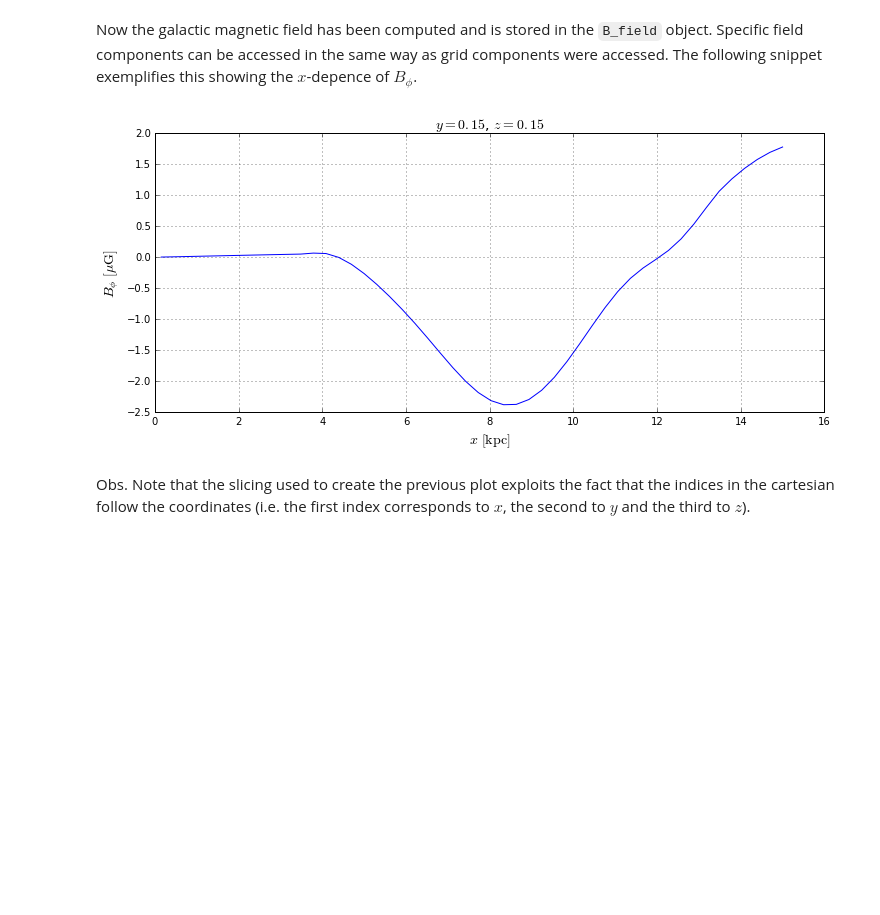
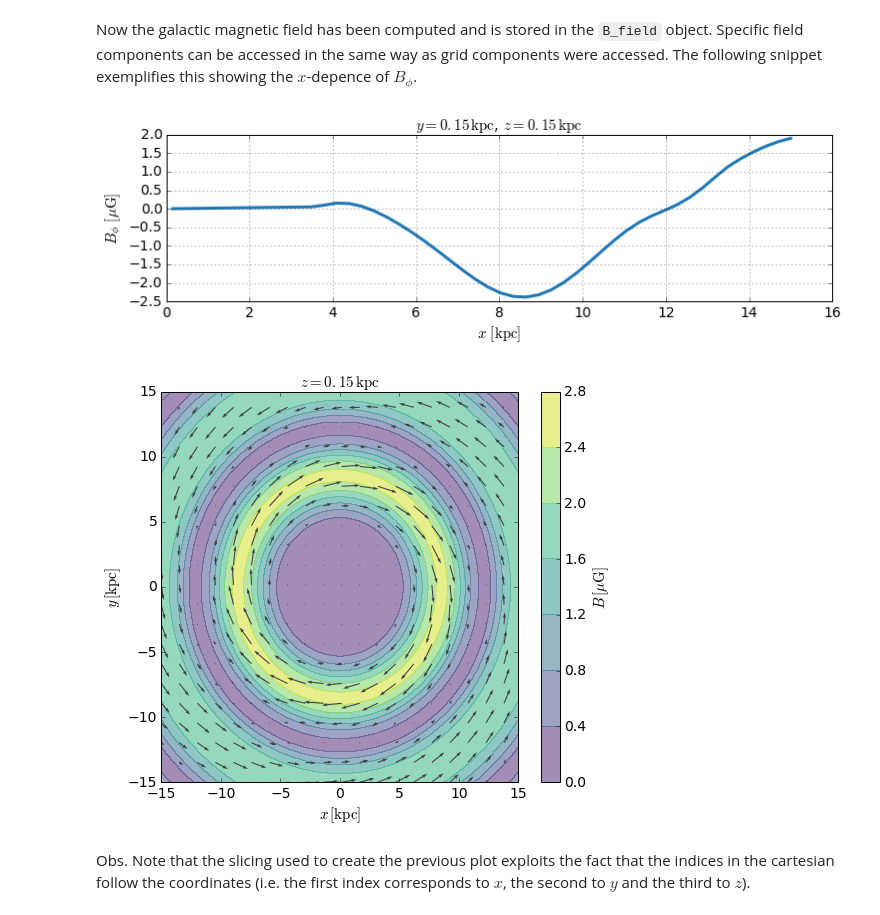
Before and after one commit to luizfelippesr/galmag, a Jupyter notebook: gmf_tool_tutorial.ipynb, the cells around one changed output. Cells and saved outputs as stored; diff of their text form; code cells hidden in the pictures; blank space fills up the shorter version.

Commit message:
Updates tutorial notebook. Still missing: galerkin module section, plotting tools section and advanced section (which includes generators).

```diff
--- a/gmf_tool_tutorial.ipynb
+++ b/gmf_tool_tutorial.ipynb
@@ -47,7 +47,7 @@ their default values.
 
 The following code snippet exemplifies the use of `B_field.add_disk_field` method.
 # %%
-reversals_positions = [4.1,12.25] # Requires 2 reversals at 4.1 kpc and 12.25
+reversals_positions = [4.7,12.25] # Requires 2 reversals at 4.1 kpc and 12.25
 B_phi_solar_radius = -3 # muG
 number_of_modes = 3
 
@@ -71,17 +69,27 @@ Now the galactic magnetic field has been computed and is stored in the `B_field`
 Specific field components can be accessed in the same way as grid components were
 accessed. The following snippet exemplifies this showing the $x$-depence of $B_\phi$.
 # %%
-x = array(B.grid.x[50:,50,50]) # The conversion into an array is required
-Bphi = array(B.phi[50:,50,50]) # to make matplotlibplot work properly.
+x = array(B.grid.x[50:,50,50]) # The conversion into a numpy array is sometimes
+Bphi = array(B.phi[50:,50,50]) # required to make matplotlib work properly.
 y = B.grid.x[50,50,50]
 z = B.grid.x[50,50,50]
-title('$y={0:.2f}$, $z={1:.2f}$'.format(y,z), fontsize=14)
+
+from gmf_tool.analysis.visualization import plot_x_y_uniform, plot_x_z_uniform, plot_y_z_uniform, std_setup
+std_setup() # Sets matplotlib's rc parameters (fonts, colors, sizes, etc)
+
+figure(figsize(12,3))
+title(r'$y={0:.2f}\,\rm kpc$, $z={1:.2f}\,\rm kpc$'.format(y,z))
 plot(x, Bphi, )
-xlabel(r'$x\,\,[{\rm kpc}]$', fontsize=14)
-ylabel(r'$B_\phi\,\,[\mu{\rm G}]$', fontsize=14)
+xlabel(r'$x\,\,[{\rm kpc}]$')
+ylabel(r'$B_\phi\,\,[\mu{\rm G}]$')
 grid()
+
+figure(figsize(8,7))
+title(r'$z={0:.2f} \,\rm kpc$'.format(z))
+plot_x_y_uniform(B.disk, iz=50, field_lines=False)
 # %% [output]
-[figure, old version]
+[figure, new version]
+[figure, added]
 # %% [markdown]
 Obs. Note that the slicing used to create the previous plot exploits the fact that the indices in the cartesian follow the coordinates (i.e. the first index corresponds to $x$, the second to $y$ and the third to $z$).
 # %% [markdown]
```
Also changed, not shown: parts of 22 cells of this notebook.
